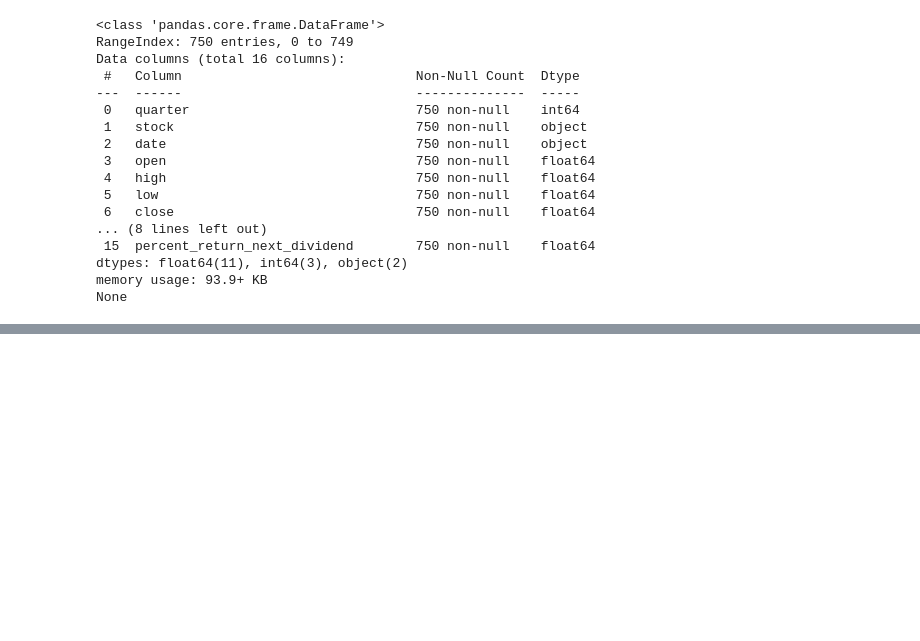
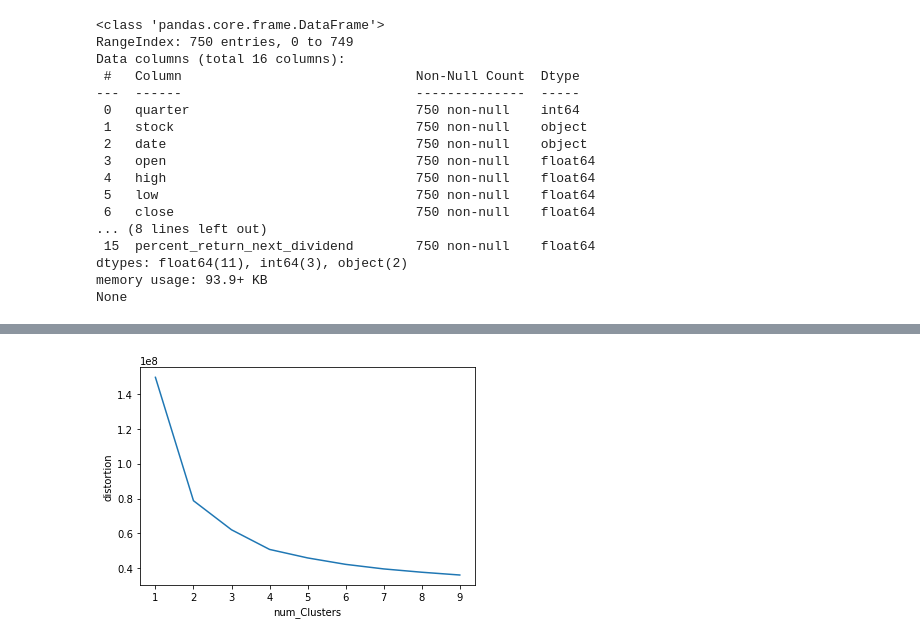
Before and after one commit to AndrejAlpatov/ml_dow_jones, a Jupyter notebook: notebooks/main_notebook.ipynb, the cells around one changed output, grey strips where cells are left out. Saved outputs shown, nothing was run; the diff lists cells and outputs as text; code cells hidden in the pictures; blank space fills up the shorter version.

```diff
--- a/notebooks/main_notebook.ipynb
+++ b/notebooks/main_notebook.ipynb
@@ -108,0 +160,14 @@ Name: stock, dtype: int64
+# %%
+distortions=[]
+num_clusters=range(1,10)
+
+for i in num_clusters:
+    cluster_center, distortion = kmeans(df_work, i)
+    distortions.append(distortion)
+
+df_for_kmeans=pd.DataFrame({'num_Clusters':num_clusters, 'distortion':distortions})
+
+sns.lineplot(x='num_Clusters', y='distortion', data=df_for_kmeans)
+plt.show()
+# %% [output]
+[figure, added]
```
Also changed, not shown: parts of 11 cells of this notebook.
